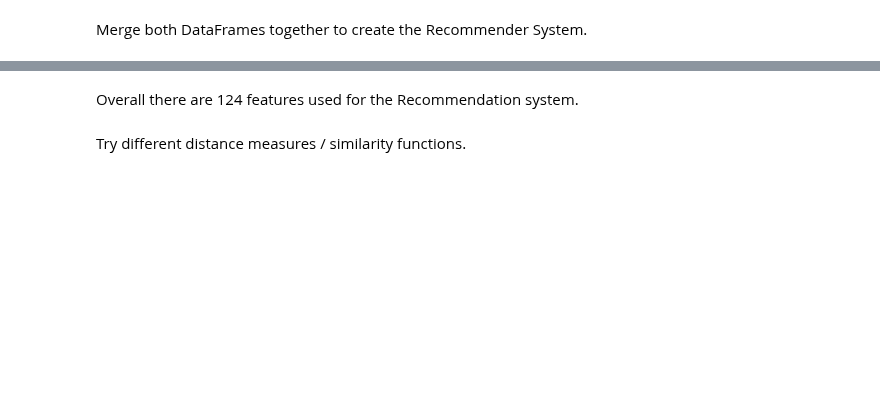
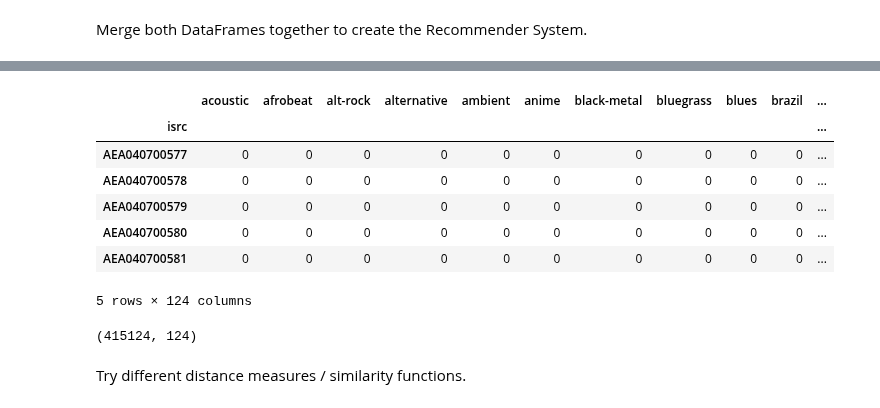
Before and after one commit to Jannis37/80s-recommender, a Jupyter notebook: recommender.ipynb, the cells around one changed output, grey strips where cells are left out. Cells and saved outputs as stored; diff of their text form; code cells hidden in the pictures; blank space fills up the shorter version.

```diff
--- a/recommender.ipynb
+++ b/recommender.ipynb
@@ -285,5 +117,15 @@ ct_merged.isna().any().sum()
 # %%
 ct_merged.set_index(['isrc'], inplace=True)
 # %%
-display(ct_merged.head().T)
+display(ct_merged.head())
 ct_merged.shape
+# %% [output]
+|  | acoustic | afrobeat | alt-rock | alternative | ambient | anime | black-metal | bluegrass | blues | brazil | ... |
+| isrc |  |  |  |  |  |  |  |  |  |  | ... |
+| AEA040700577 | 0 | 0 | 0 | 0 | 0 | 0 | 0 | 0 | 0 | 0 | ... |
+| AEA040700578 | 0 | 0 | 0 | 0 | 0 | 0 | 0 | 0 | 0 | 0 | ... |
+| AEA040700579 | 0 | 0 | 0 | 0 | 0 | 0 | 0 | 0 | 0 | 0 | ... |
+| AEA040700580 | 0 | 0 | 0 | 0 | 0 | 0 | 0 | 0 | 0 | 0 | ... |
+| AEA040700581 | 0 | 0 | 0 | 0 | 0 | 0 | 0 | 0 | 0 | 0 | ... |
+5 rows × 124 columns
+(415124, 124)
@@ -292,2 +131,0 @@ ct_merged.to_csv('data/checkpoint/ct_merged.csv')
-# %% [markdown]
-Overall there are 124 features used for the Recommendation system.
```
Also changed, not shown: parts of 93 cells of this notebook.
